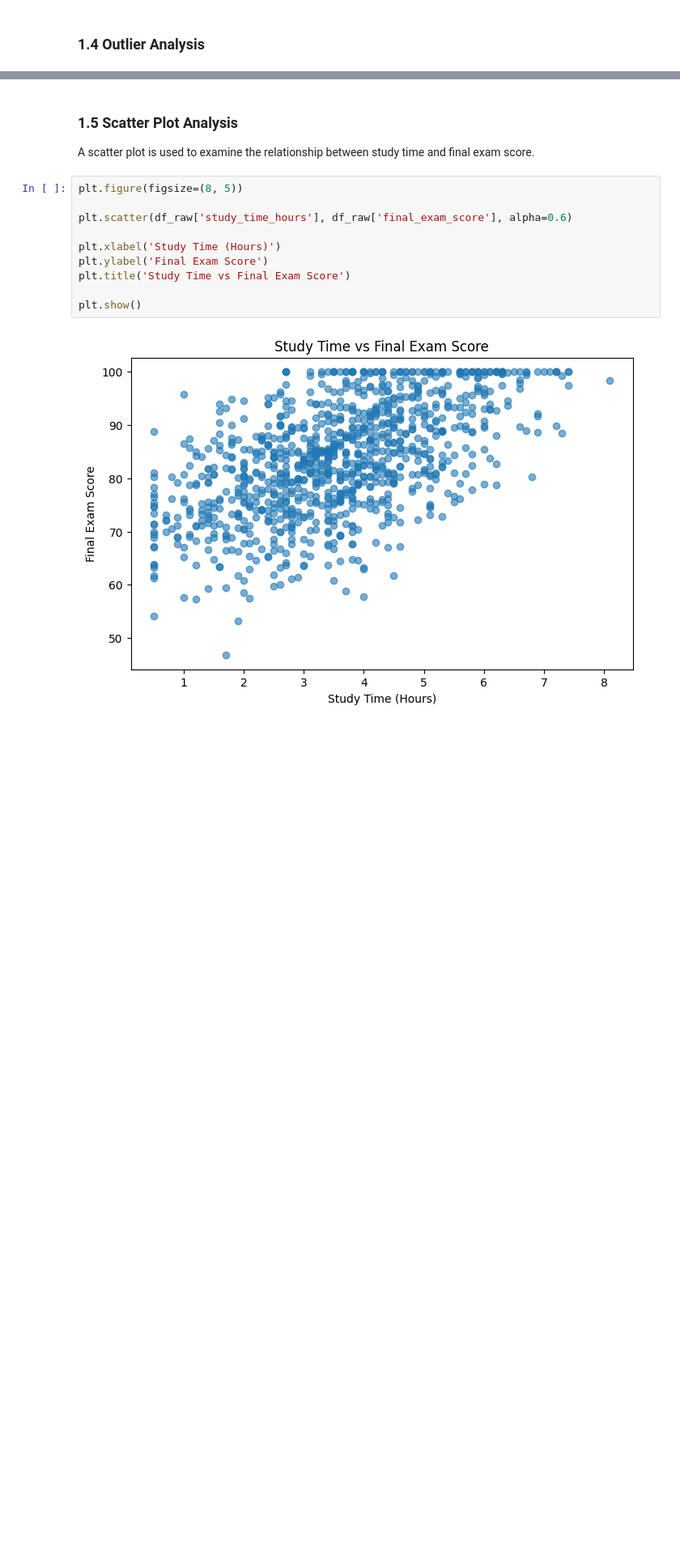
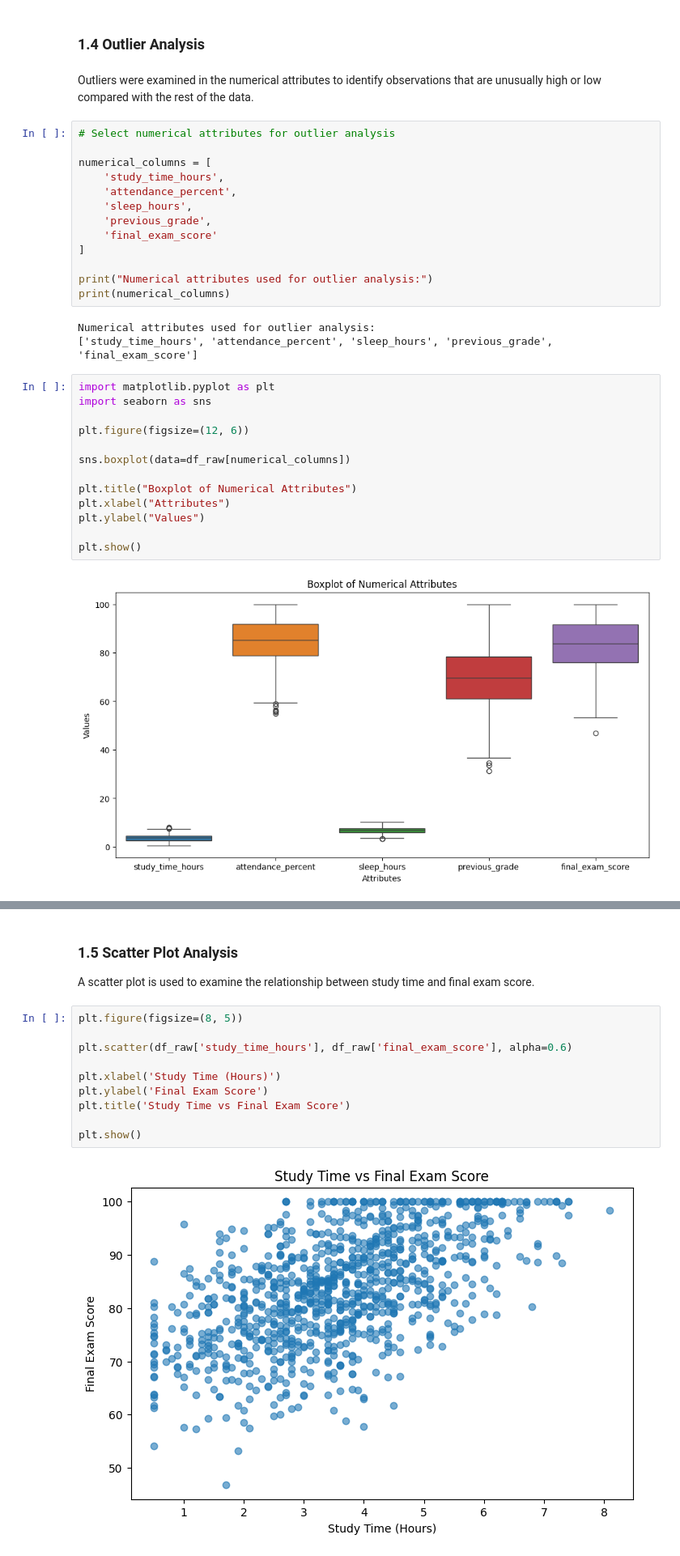
Before and after one commit to Ghhaidaa/Data-Mining-Project-, a Jupyter notebook: Reports/Phase2.ipynb, the cells around one changed output, grey strips where cells are left out. Shown at 81% size. Saved outputs shown, nothing was run; the diff lists cells and outputs as text; blank space fills up the shorter version.

```diff
--- a/Reports/Phase2.ipynb
+++ b/Reports/Phase2.ipynb
@@ -38,2 +112,37 @@ In this section, the dataset is analyzed using statistical summaries and differe
 # %% [markdown]
 ### 1.4 Outlier Analysis
+# %% [markdown]
+
+
+Outliers were examined in the numerical attributes to identify observations that are unusually high or low compared with the rest of the data.
+# %%
+# Select numerical attributes for outlier analysis
+
+numerical_columns = [
+    'study_time_hours',
+    'attendance_percent',
+    'sleep_hours',
+    'previous_grade',
+    'final_exam_score'
+]
+
+print("Numerical attributes used for outlier analysis:")
+print(numerical_columns)
+# %% [output]
+Numerical attributes used for outlier analysis:
+['study_time_hours', 'attendance_percent', 'sleep_hours', 'previous_grade', 'final_exam_score']
+# %%
+import matplotlib.pyplot as plt
+import seaborn as sns
+
+plt.figure(figsize=(12, 6))
+
+sns.boxplot(data=df_raw[numerical_columns])
+
+plt.title("Boxplot of Numerical Attributes")
+plt.xlabel("Attributes")
+plt.ylabel("Values")
+
+plt.show()
+# %% [output]
+[figure, added]
```
Also changed, not shown: parts of 15 cells of this notebook.
